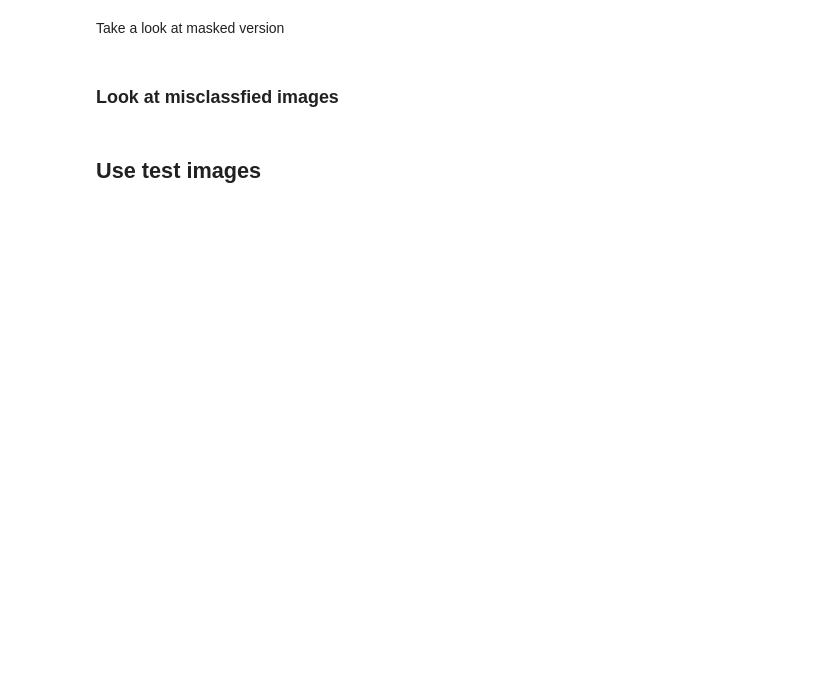
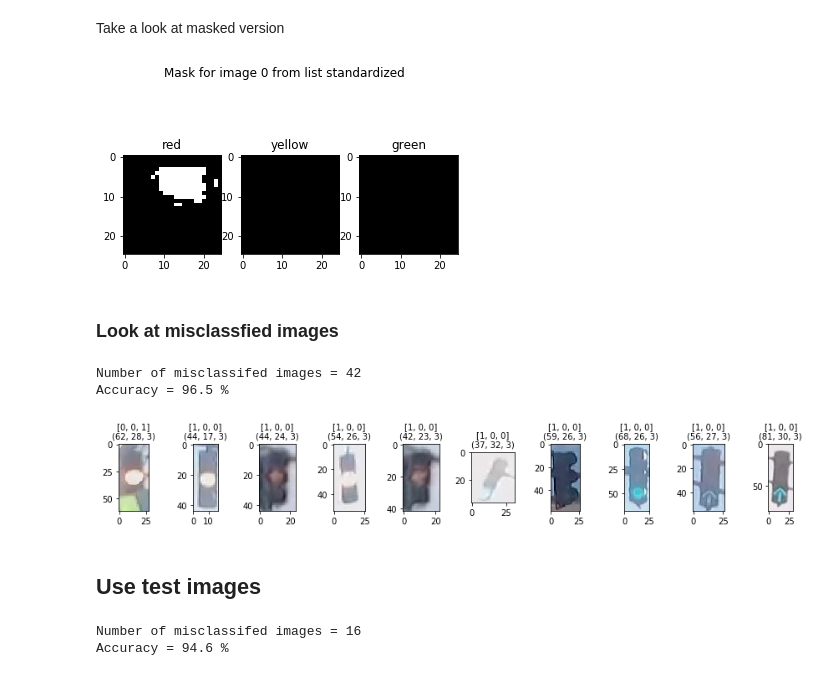
Before and after one commit to willhunt/traffic_light_classifier, a Jupyter notebook: notebook_traffic_light_classifier.ipynb, the cells around one changed output. Saved outputs shown, nothing was run; the diff lists cells and outputs as text; code cells hidden in the pictures; blank space fills up the shorter version.

```diff
--- a/notebook_traffic_light_classifier.ipynb
+++ b/notebook_traffic_light_classifier.ipynb
@@ -69,23 +75,34 @@ traffic_light_classifier.visualize_image(image_index, list_name='standardized')
 # %% [markdown]
 Take a look at masked version
 # %%
-traffic_light_classifier.visualize_masks(image_index)
+tlc_training.visualize_masks(image_index)
+# %% [output]
+[figure, added]
 # %% [markdown]
 ### Look at misclassfied images
 # %%
 # Can rerun classification in case changes have been made
-traffic_light_classifier.classify_images()
-n_misclassified = traffic_light_classifier.get_num_misclassifed()
+tlc_training.classify_images(methods=['masksize'])
+n_misclassified = tlc_training.get_num_misclassifed()
 print('Number of misclassifed images =', n_misclassified)
-print('Accuracy =', traffic_light_classifier.get_accuracy())
+print('Accuracy = {:.1f} %'.format(tlc_training.get_accuracy() * 100))
+# %% [output]
+Number of misclassifed images = 42
+Accuracy = 96.5 %
 # %%
 n_plots = min(n_misclassified, 10)
-traffic_light_classifier.visualize_image_sample(list_name='misclassified', randomize=False, n_plots=n_plots)
+tlc_training.visualize_image_sample(list_name='misclassified', randomize=False, n_plots=n_plots)
+# %% [output]
+[figure, added]
 # %% [markdown]
 ## Use test images
 # %%
 tlc_test = TrafficLightClassifier(IMAGE_LIST['test'])
+tlc_training.classify_images(methods=['brightness'])
 n_misclassified = tlc_test.get_num_misclassifed()
 print('Number of misclassifed images =', n_misclassified)
-print('Accuracy =', tlc_test.get_accuracy())
+print('Accuracy = {:.1f} %'.format(tlc_test.get_accuracy() * 100))
+# %% [output]
+Number of misclassifed images = 16
+Accuracy = 94.6 %
 # %%
```
Also changed, not shown: parts of 11 cells of this notebook, 4 other files.
